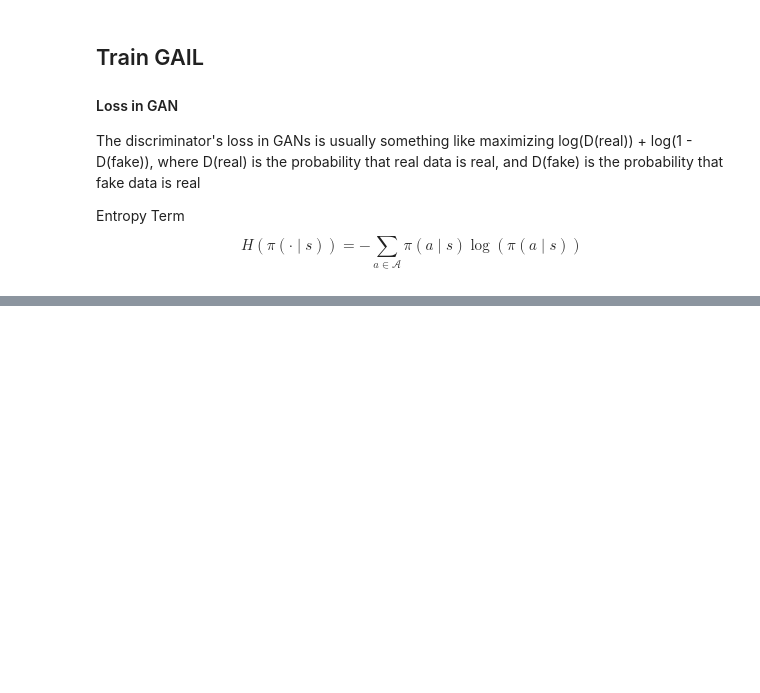
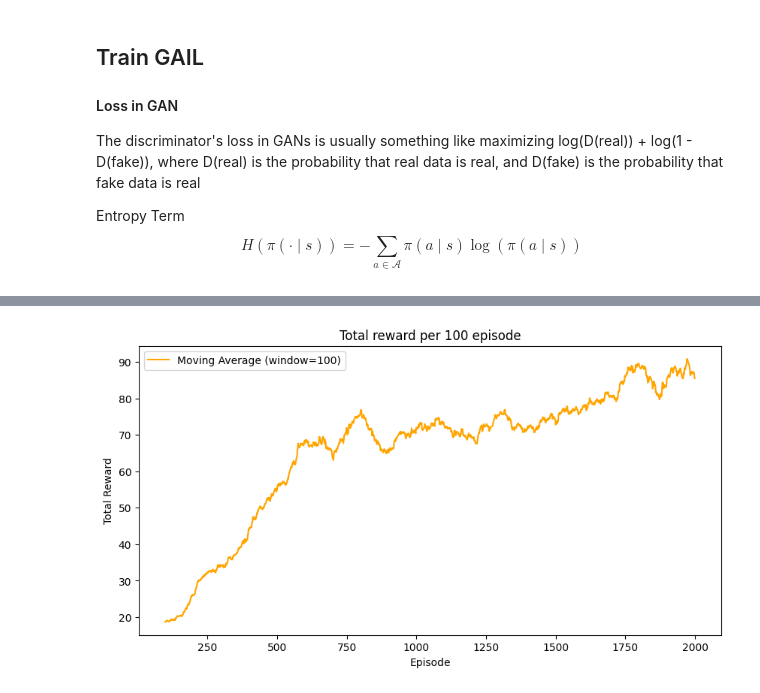
Before and after one commit to valeriacerciello/uzh-masters-project, a Jupyter notebook: GAIL.ipynb, the cells around one changed output, grey strips where cells are left out. Cells and saved outputs as stored; diff of their text form; code cells hidden in the pictures; blank space fills up the shorter version.

Commit message:
Added Plotting Function

```diff
--- a/GAIL.ipynb
+++ b/GAIL.ipynb
@@ -144,6 +144,8 @@ $$
 H(\pi(\cdot \mid s)) = - \sum_{a \in \mathcal{A}} \pi(a \mid s) \log (\pi(a \mid s))
 $$
 # %%
+all_episode_rewards = []
+window_len = 100
 def train_gail(expert_states, expert_actions, num_epochs=100, batch_size=32, λ=0.1):
     # Initialize optimizers
     policy_optim = optim.Adam(policy.parameters(), lr=1e-3)
@@ -154,14 +156,20 @@ def train_gail(expert_states, expert_actions, num_epochs=100, batch_size=32, λ=
         env = gym.make("CartPole-v1")
         policy_states, policy_actions = [], []
         state, _ = env.reset()
+        episode_reward = 0
         done = False
+
+
         while not done:
             state_tensor = torch.FloatTensor(state)
             action_probs = policy(state_tensor)  # Get action probabilities from policy
             action = torch.distributions.Categorical(action_probs).sample().item()  # Sample action
             policy_states.append(state)
             policy_actions.append(action)
-            state, _, done, _, _ = env.step(action)  # Execute action in environment
+            state, reward, done, _, _ = env.step(action)  # Execute action in environment
+            episode_reward += reward
+
+        all_episode_rewards.append(episode_reward)
 
         # --- Step 2: Update Discriminator ---
         # Prepare expert and policy data as state-action pairs
@@ -217,5 +225,13 @@ def train_gail(expert_states, expert_actions, num_epochs=100, batch_size=32, λ=
         policy_loss.backward()
         policy_optim.step()
 
-        print(f"Epoch {epoch}: Disc Loss = {disc_loss.item():.3f}, Policy Loss = {policy_loss.item():.3f}")
+        if epoch % 100 == 0:
+            print(f"Epoch {epoch}: Disc Loss = {disc_loss.item():.3f}, Policy Loss = {policy_loss.item():.3f}")
+
+            print(f"Mean rewards for last {window_len} episodes : {mean_last_episodes(all_episode_rewards, window_len)}" )
+
+def mean_last_episodes(rewards, n=20):
+    if len(rewards) < n:
+        return 0
+    return np.mean(rewards[-n:])
 # %%
@@ -254,0 +271,27 @@ test_policy(policy)
+# %%
+import numpy as np
+import matplotlib.pyplot as plt
+
+def plot_learning_curve(episode_rewards, window=1):
+    plt.figure(figsize=(10, 5))
+
+    if window > 1:
+        # Compute moving average
+        smoothed = np.convolve(episode_rewards, np.ones(window)/window, mode='valid')
+        x = np.arange(window-1, len(episode_rewards))  # Align x-axis with smoothed data
+        plt.plot(x, smoothed, label=f"Moving Average (window={window})", color='orange')
+        # Optionally plot original with low opacity
+        # plt.plot(episode_rewards, label="Original", alpha=0.1, color='blue')
+    else:
+        plt.plot(episode_rewards, label="Agent")
+
+    plt.xlabel("Episode")
+    plt.ylabel("Total Reward")
+    plt.title(f"Total reward per {window} episode")
+    plt.legend()
+    plt.show()
+
+# Example: Plot with a 100-episode moving average
+plot_learning_curve(all_episode_rewards, window=100)
+# %% [output]
+[figure, added]
```
Also changed, not shown: parts of 3 cells of this notebook.
